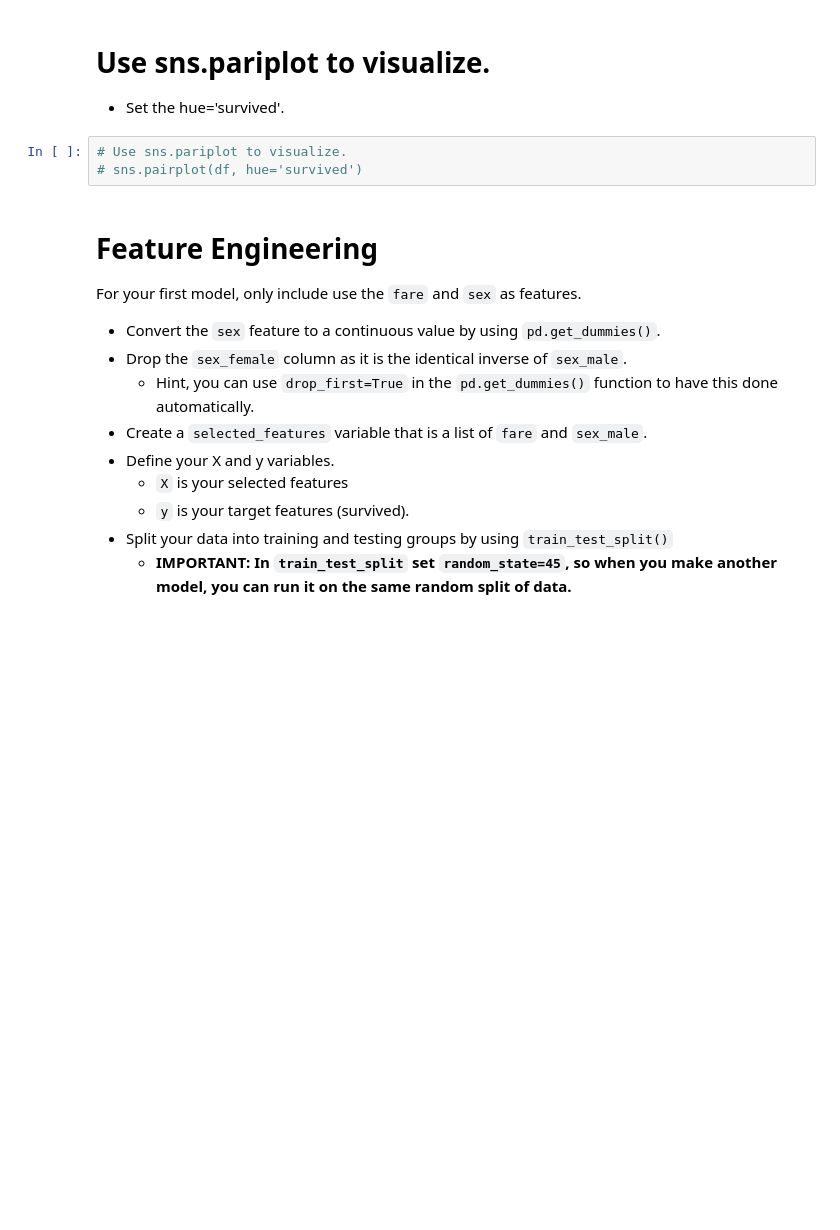
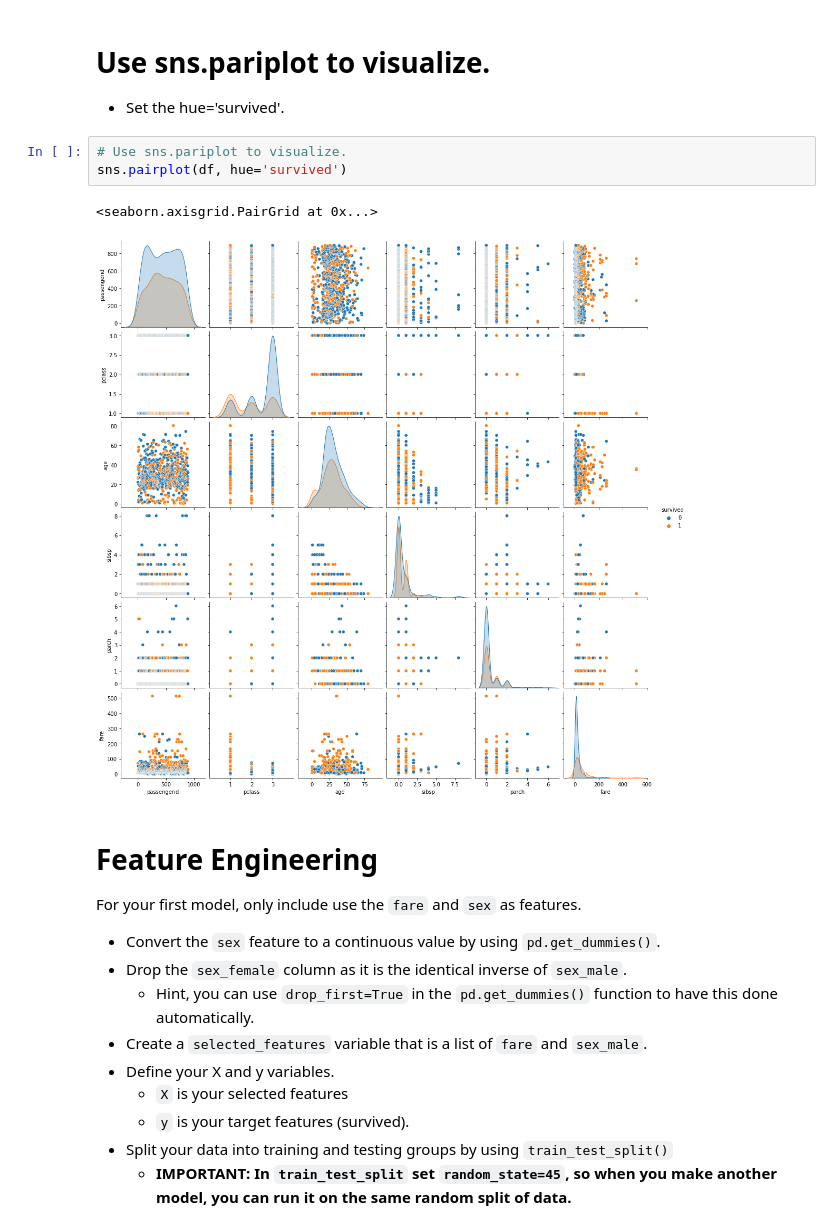
Before and after one commit to hamzakhalil13/2022-fall-data-science, a Jupyter notebook: Week-03-Intro-To-ML/Exercise-Logistic-Regression.ipynb, the cells around one changed output. Cells and saved outputs as stored; diff of their text form; blank space fills up the shorter version.

```diff
--- a/Week-03-Intro-To-ML/Exercise-Logistic-Regression.ipynb
+++ b/Week-03-Intro-To-ML/Exercise-Logistic-Regression.ipynb
@@ -66,7 +66,10 @@ df.duplicated().sum()
 * Set the hue='survived'.
 # %%
 # Use sns.pariplot to visualize.
-# sns.pairplot(df, hue='survived')
+sns.pairplot(df, hue='survived')
+# %% [output]
+<seaborn.axisgrid.PairGrid at 0x...>
+[figure, added]
 # %% [markdown]
 # Feature Engineering
 For your first model, only include use the `fare` and `sex` as features.
```
